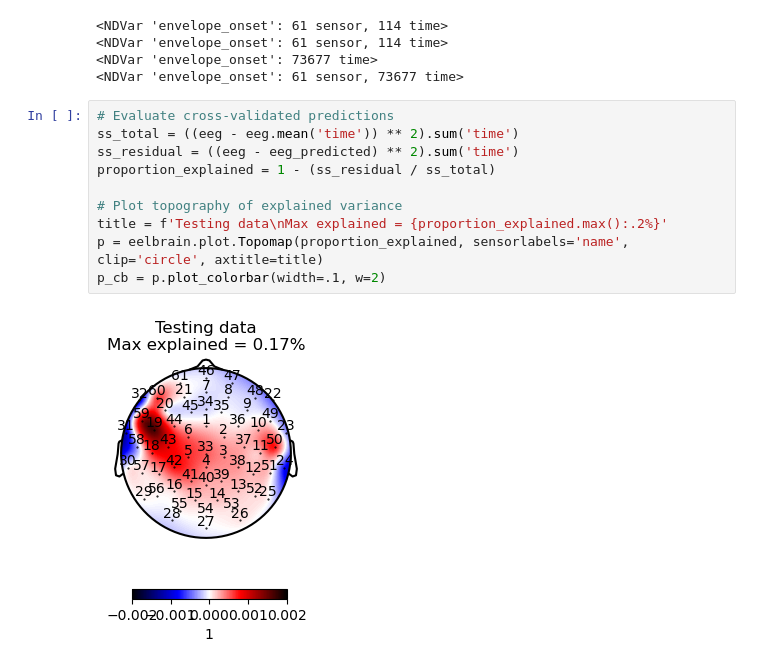
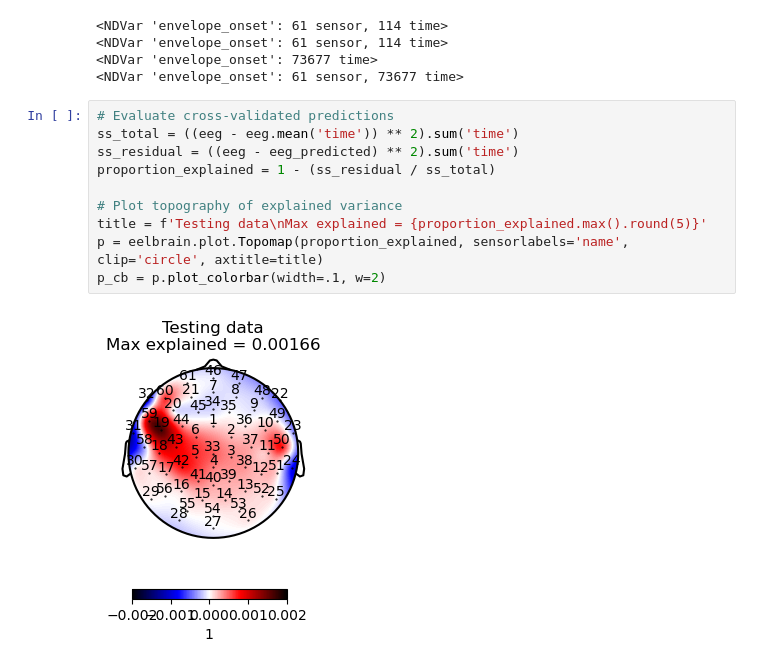
Before and after one commit to manito-coder/Alice, a Jupyter notebook: analysis/predict-eeg.ipynb, the cells around one changed output. Saved outputs shown, nothing was run; the diff lists cells and outputs as text.

```diff
--- a/analysis/predict-eeg.ipynb
+++ b/analysis/predict-eeg.ipynb
@@ -60,13 +202,13 @@ print(eeg_predicted)
 # %%
 # Evaluate cross-validated predictions
 ss_total = ((eeg - eeg.mean('time')) ** 2).sum('time')
 ss_residual = ((eeg - eeg_predicted) ** 2).sum('time')
 proportion_explained = 1 - (ss_residual / ss_total)
 
 # Plot topography of explained variance
-title = f'Testing data\nMax explained = {proportion_explained.max():.2%}'
+title = f'Testing data\nMax explained = {proportion_explained.max().round(5)}'
 p = eelbrain.plot.Topomap(proportion_explained, sensorlabels='name', clip='circle', axtitle=title)
 p_cb = p.plot_colorbar(width=.1, w=2)
 # %% [output]
-[figure, old version]
+[figure, new version]
 [figure]
```
Also changed, not shown: parts of 5 cells of this notebook, 10 other files.
